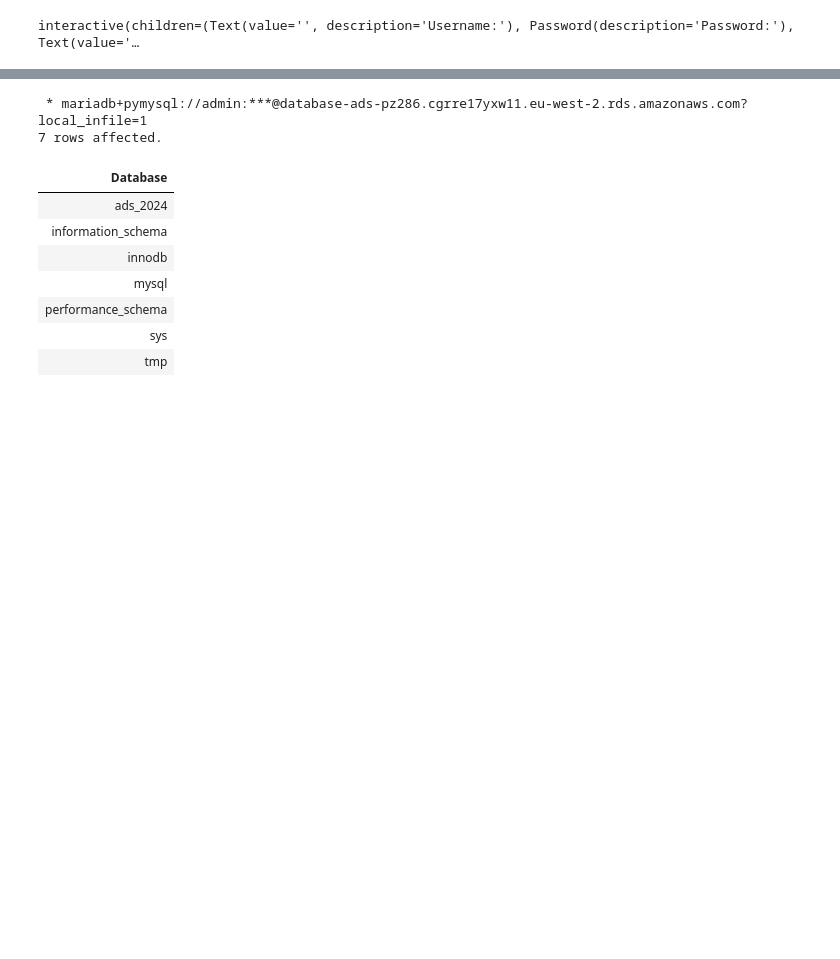
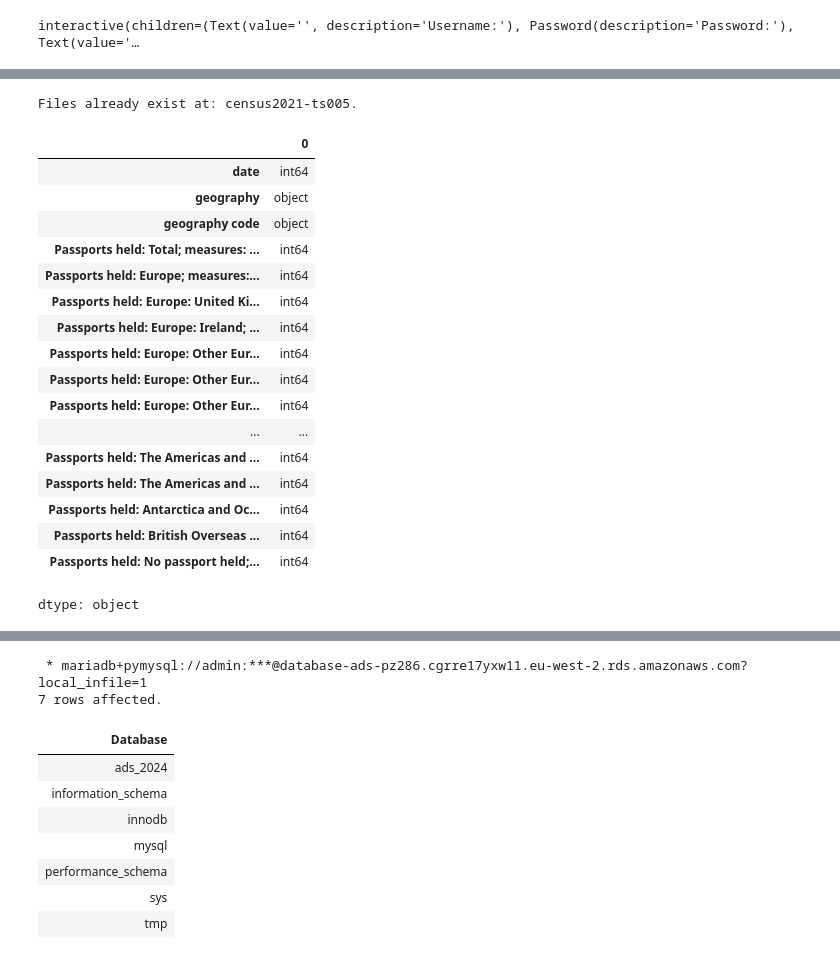
Before and after one commit to Pidongg/pz286_ads_2024, a Jupyter notebook: ads_course_assessment.ipynb, the cells around one changed output, grey strips where cells are left out. Drawn from its saved outputs; the diff is of its cells as text; code cells hidden in the pictures; blank space fills up the shorter version.

```diff
--- a/ads_course_assessment.ipynb
+++ b/ads_course_assessment.ipynb
@@ -208,0 +195,4 @@ full_time_student_df
+# %%
+ passport_held_df = get_df('TS005', level='oa')
+# %% [output]
+Files already exist at: census2021-ts005.
@@ -208,0 +202,21 @@ full_time_student_df
+# %%
+passport_held_df.dtypes
+# %% [output]
+|  | 0 |
+| date | int64 |
+| geography | object |
+| geography code | object |
+| Passports held: Total; measures: ... | int64 |
+| Passports held: Europe; measures:... | int64 |
+| Passports held: Europe: United Ki... | int64 |
+| Passports held: Europe: Ireland; ... | int64 |
+| Passports held: Europe: Other Eur... | int64 |
+| Passports held: Europe: Other Eur... | int64 |
+| Passports held: Europe: Other Eur... | int64 |
+| ... | ... |
+| Passports held: The Americas and ... | int64 |
+| Passports held: The Americas and ... | int64 |
+| Passports held: Antarctica and Oc... | int64 |
+| Passports held: British Overseas ... | int64 |
+| Passports held: No passport held;... | int64 |
+dtype: object
```
Also changed, not shown: parts of 12 cells of this notebook.
